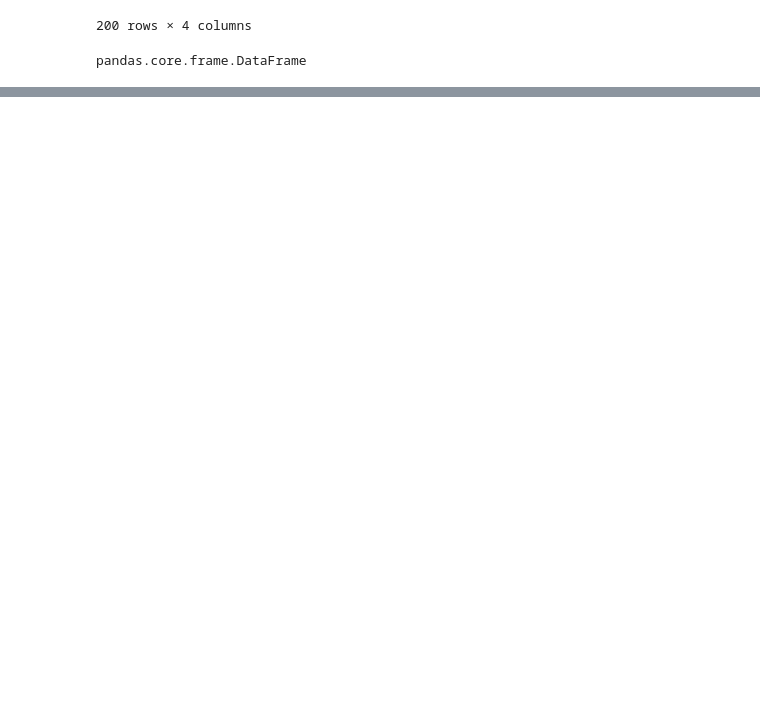
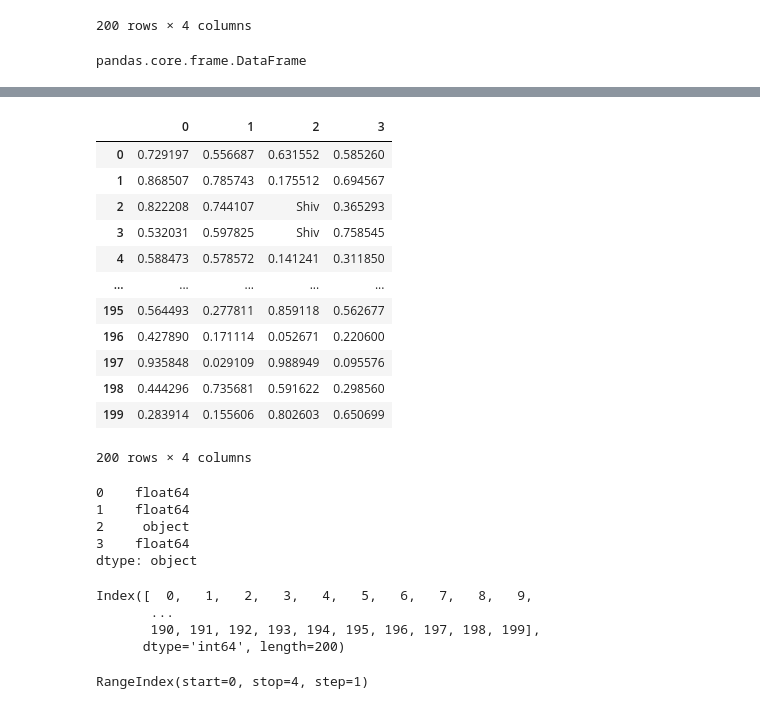
Before and after one commit to Aditya-KIT/Python-Jupyter, a Jupyter notebook: Pandas.ipynb, the cells around one changed output, grey strips where cells are left out. Cells and saved outputs as stored; diff of their text form; code cells hidden in the pictures; blank space fills up the shorter version.

```diff
--- a/Pandas.ipynb
+++ b/Pandas.ipynb
@@ -168,0 +211,35 @@ pandas.core.frame.DataFrame
+# %%
+newdf
+# %% [output]
+|  | 0 | 1 | 2 | 3 |
+| 0 | 0.729197 | 0.556687 | 0.631552 | 0.585260 |
+| 1 | 0.868507 | 0.785743 | 0.175512 | 0.694567 |
+| 2 | 0.822208 | 0.744107 | Shiv | 0.365293 |
+| 3 | 0.532031 | 0.597825 | Shiv | 0.758545 |
+| 4 | 0.588473 | 0.578572 | 0.141241 | 0.311850 |
+| ... | ... | ... | ... | ... |
+| 195 | 0.564493 | 0.277811 | 0.859118 | 0.562677 |
+| 196 | 0.427890 | 0.171114 | 0.052671 | 0.220600 |
+| 197 | 0.935848 | 0.029109 | 0.988949 | 0.095576 |
+| 198 | 0.444296 | 0.735681 | 0.591622 | 0.298560 |
+| 199 | 0.283914 | 0.155606 | 0.802603 | 0.650699 |
+200 rows × 4 columns
+# %%
+newdf.dtypes
+# %% [output]
+0    float64
+1    float64
+2     object
+3    float64
+dtype: object
+# %%
+newdf.index
+# %% [output]
+Index([  0,   1,   2,   3,   4,   5,   6,   7,   8,   9,
+       ...
+       190, 191, 192, 193, 194, 195, 196, 197, 198, 199],
+      dtype='int64', length=200)
+# %%
+newdf.columns
+# %% [output]
+RangeIndex(start=0, stop=4, step=1)
```
Also changed, not shown: parts of 10 cells of this notebook.
